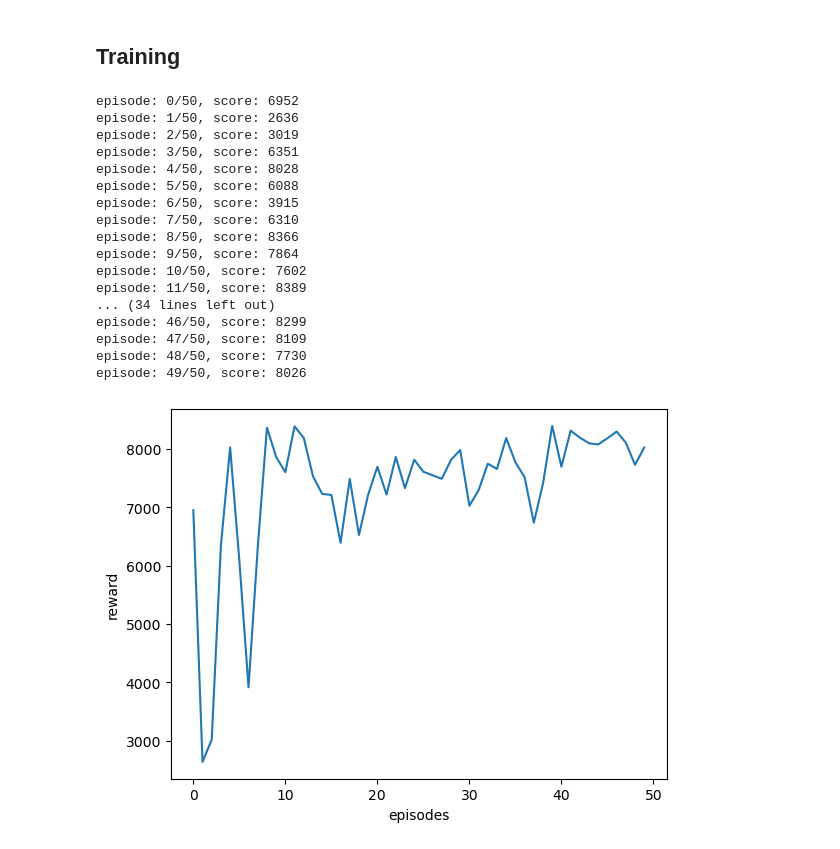
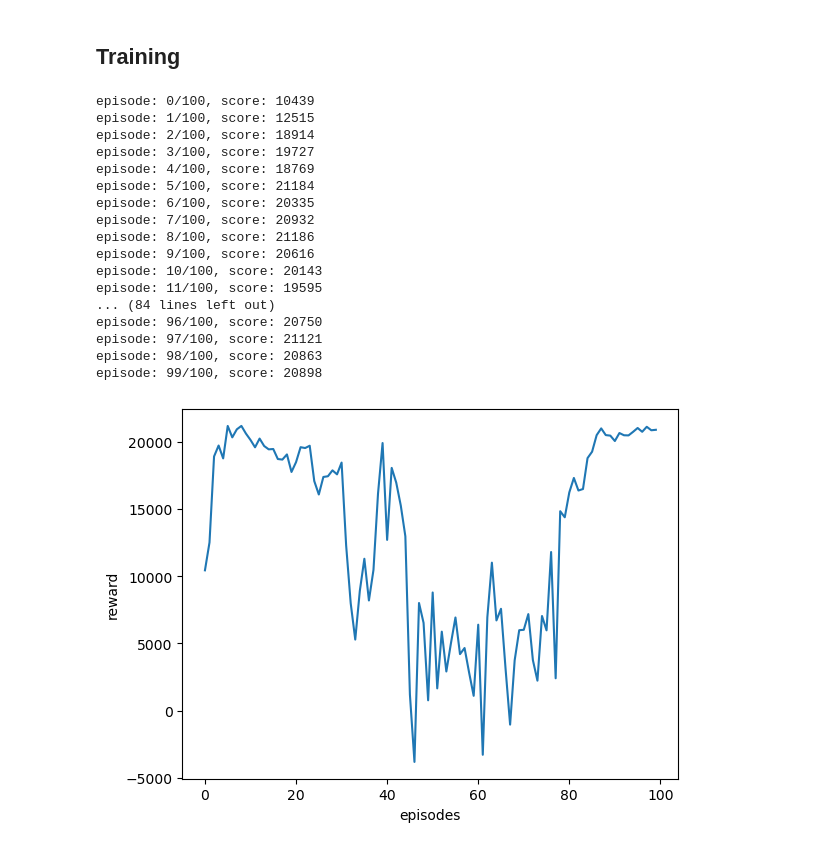
Before and after one commit to Jinyi-Liu/ECE517-Project, a Jupyter notebook: project.ipynb, the cells around one changed output. Cells and saved outputs as stored; diff of their text form; code cells hidden in the pictures.

```diff
--- a/project.ipynb
+++ b/project.ipynb
@@ -22,6 +22,7 @@ class InventoryManagement:
         self.price = 10
         self.wholesale_price = 5
         self.holding_cost = 1
+        self.lost_sale_cost = 1
         self.over_order_cost = 3
         self.transition_function = self.create_transition_function()
 
@@ -46,6 +47,7 @@ class InventoryManagement:
         state = state[0][0]
         reward = (
             np.minimum(state, demand) * self.price
+            - np.maximum(demand - state, 0) * self.lost_sale_cost
             - action * self.wholesale_price
             - np.maximum(state - demand, 0) * self.holding_cost
         )
@@ -86,7 +88,7 @@ class Agent:
         self.epsilon_min = 0.01
         self.epsilon_decay = 0.99
         self.gamma = 0.95
-        self.batch_size = 64
+        self.batch_size = 128
         self.memory = deque(maxlen=10000)
         self.model = DQN(state_space, action_space).to(device)
         self.optimizer = optim.Adam(self.model.parameters())
@@ -139,9 +141,10 @@ def train_dqn(episode):
     action_space = len(env.action_space)
     state_space = 1
 
-    max_steps = 200
+    max_steps = 500
     agent = Agent(state_space, action_space)
     action_np = np.zeros((episode, max_steps))
+    reward_np = np.zeros((episode, max_steps))
     for e in range(episode):
         state = env.reset()
         state = np.reshape(state, [1, state_space])
@@ -155,39 +158,40 @@ def train_dqn(episode):
             agent.replay()
             score += reward
             action_np[e, i] = action
+            reward_np[e, i] = reward
             if i == max_steps - 1:
                 print("episode: {}/{}, score: {}".format(e, episode, score))
         loss.append(score)
 
-    return loss, action_np
+    return loss, action_np, reward_np
 # %% [markdown]
 ## Training
 # %%
-ep = 50
-loss, action_np = train_dqn(ep)
+ep = 100
+loss, action_np, reward_np = train_dqn(ep)
 plt.plot([i for i in range(ep)], loss)
 plt.xlabel("episodes")
 plt.ylabel("reward")
 plt.show()
 # %% [output]
-episode: 0/50, score: 6952
-episode: 1/50, score: 2636
-episode: 2/50, score: 3019
-episode: 3/50, score: 6351
-episode: 4/50, score: 8028
-episode: 5/50, score: 6088
-episode: 6/50, score: 3915
-episode: 7/50, score: 6310
-episode: 8/50, score: 8366
-episode: 9/50, score: 7864
-episode: 10/50, score: 7602
-episode: 11/50, score: 8389
-... (34 lines left out)
-episode: 46/50, score: 8299
-episode: 47/50, score: 8109
-episode: 48/50, score: 7730
-episode: 49/50, score: 8026
+episode: 0/100, score: 10439
+episode: 1/100, score: 12515
+episode: 2/100, score: 18914
+episode: 3/100, score: 19727
+episode: 4/100, score: 18769
+episode: 5/100, score: 21184
+episode: 6/100, score: 20335
+episode: 7/100, score: 20932
+episode: 8/100, score: 21186
+episode: 9/100, score: 20616
+episode: 10/100, score: 20143
+episode: 11/100, score: 19595
+... (84 lines left out)
+episode: 96/100, score: 20750
+episode: 97/100, score: 21121
+episode: 98/100, score: 20863
+episode: 99/100, score: 20898
-[figure, old version]
+[figure, new version]
 # %%
 plt.plot([i for i in range(ep)], action_np[:, -1])
 plt.xlabel("episodes")
```
Also changed, not shown: parts of 2 cells of this notebook.
